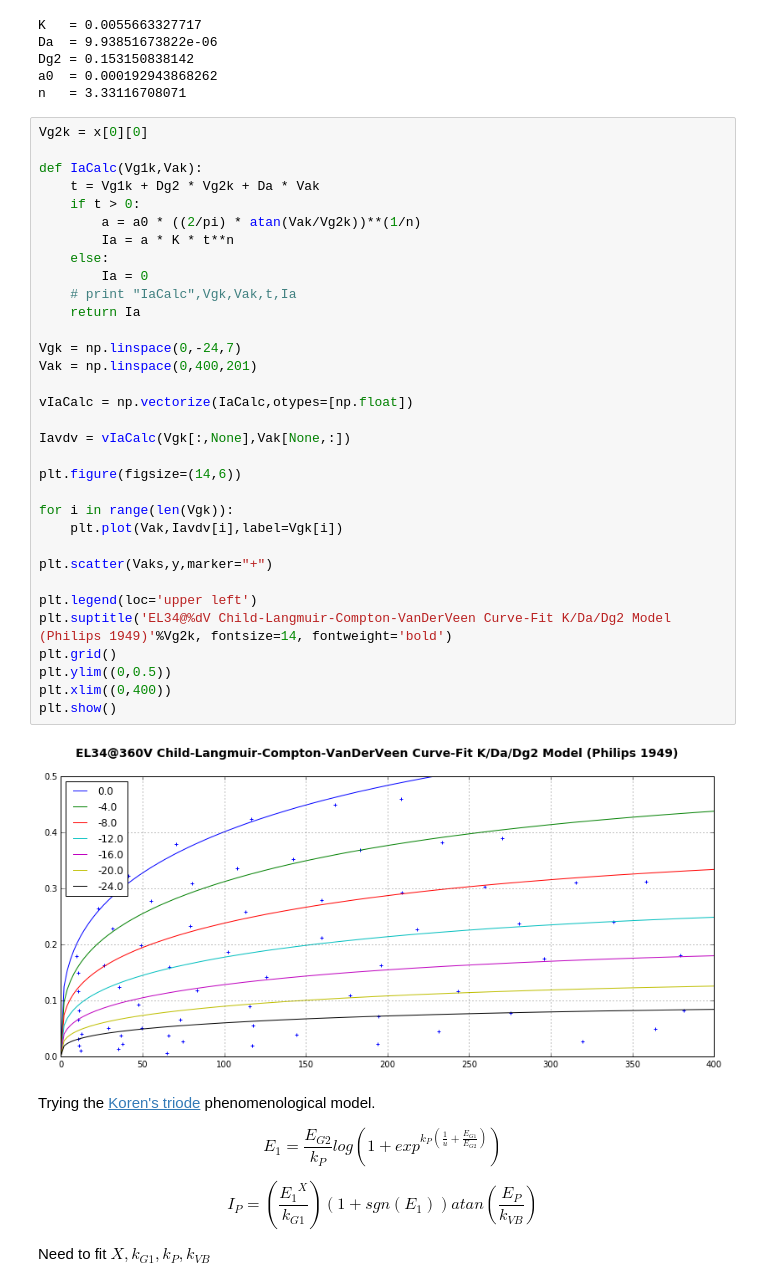
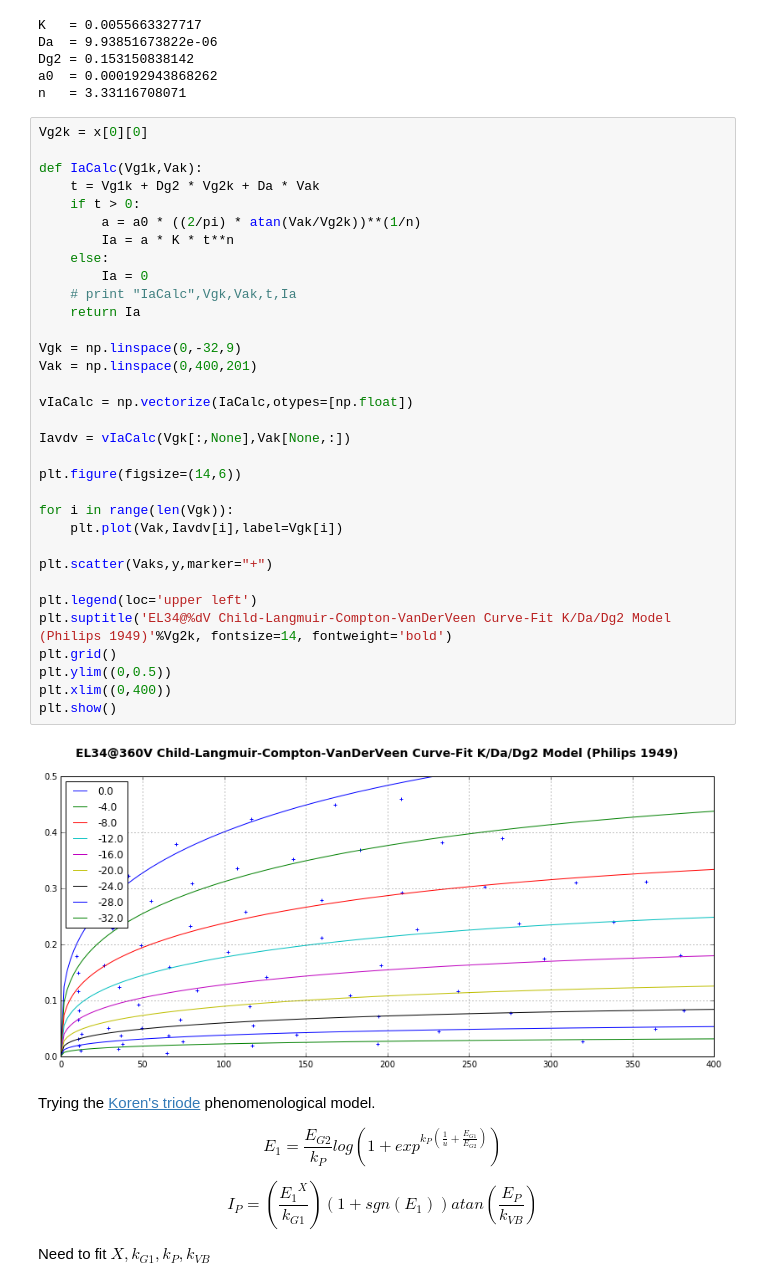
Before and after one commit to jilott/valvestudio, a Jupyter notebook: experiments/02-modeling/pentode/pentode-modeling.ipynb, the cells around one changed output. Saved outputs shown, nothing was run; the diff lists cells and outputs as text.

Commit message:
now plotting all the curves

```diff
--- a/experiments/02-modeling/pentode/pentode-modeling.ipynb
+++ b/experiments/02-modeling/pentode/pentode-modeling.ipynb
@@ -140,35 +140,35 @@ Vg2k = x[0][0]
 def IaCalc(Vg1k,Vak):
     t = Vg1k + Dg2 * Vg2k + Da * Vak
     if t > 0:
         a = a0 * ((2/pi) * atan(Vak/Vg2k))**(1/n)
         Ia = a * K * t**n
     else:
         Ia = 0
     # print "IaCalc",Vgk,Vak,t,Ia
     return Ia
 
-Vgk = np.linspace(0,-24,7)
+Vgk = np.linspace(0,-32,9)
 Vak = np.linspace(0,400,201)
 
 vIaCalc = np.vectorize(IaCalc,otypes=[np.float])
 
 Iavdv = vIaCalc(Vgk[:,None],Vak[None,:])
 
 plt.figure(figsize=(14,6))
 
 for i in range(len(Vgk)):
     plt.plot(Vak,Iavdv[i],label=Vgk[i])
 
 plt.scatter(Vaks,y,marker="+")
 
 plt.legend(loc='upper left')
 plt.suptitle('EL34@%dV Child-Langmuir-Compton-VanDerVeen Curve-Fit K/Da/Dg2 Model (Philips 1949)'%Vg2k, fontsize=14, fontweight='bold')
 plt.grid()
 plt.ylim((0,0.5))
 plt.xlim((0,400))
 plt.show()
 # %% [output]
-[figure, old version]
+[figure, new version]
 # %% [markdown]
 Trying the [Koren's triode](http://www.normankoren.com/Audio/Tubemodspice_article.html) phenomenological model.
 
```
Also changed, not shown: parts of 2 cells of this notebook.
